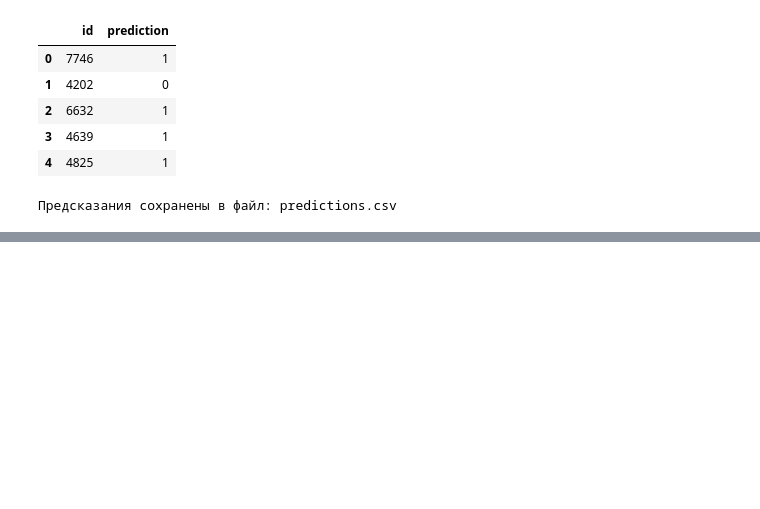
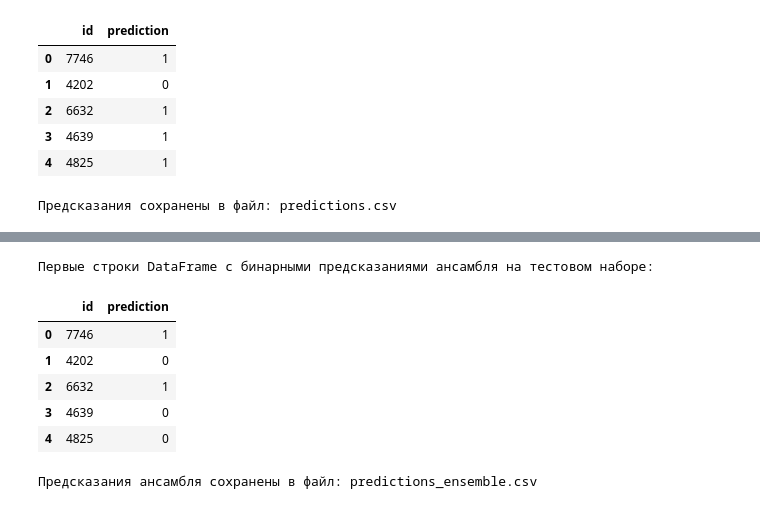
Before and after one commit to Rozyyev23/ml_app, a Jupyter notebook: model.ipynb, the cells around one changed output, grey strips where cells are left out. Cells and saved outputs as stored; diff of their text form; code cells hidden in the pictures; blank space fills up the shorter version.

```diff
--- a/model.ipynb
+++ b/model.ipynb
@@ -537 +779,35 @@ print(f"\nПредсказания сохранены в файл: {predictions_
+# %%
+# Get predicted probabilities from each of the best models on the test data
+catboost_test_pred_proba = best_catboost_model.predict_proba(X_test)[:, 1]
+lightgbm_test_pred_proba = best_lgb_model.predict_proba(X_test)[:, 1]
+xgboost_test_pred_proba = best_xgb_model.predict_proba(X_test)[:, 1]
+
+# Combine the predictions using averaging
+ensemble_test_pred_proba = (catboost_test_pred_proba + lightgbm_test_pred_proba + xgboost_test_pred_proba) / 3
+
+# Convert probabilities to binary predictions using a threshold (e.g., 0.5)
+ensemble_test_predictions_binary = (ensemble_test_pred_proba >= 0.5).astype(int)
+
+# Create a DataFrame with 'id' and 'prediction'
+# The 'id' is the index of the original test_df (and X_test)
+predictions_df_ensemble = pd.DataFrame({'id': X_test.index, 'prediction': ensemble_test_predictions_binary})
+
+# Display the first few rows of the predictions DataFrame
+print("Первые строки DataFrame с бинарными предсказаниями ансамбля на тестовом наборе:")
+display(predictions_df_ensemble.head())
+
+# Save the predictions DataFrame to a CSV file
+predictions_output_path_ensemble = 'predictions_ensemble.csv'
+predictions_df_ensemble.to_csv(predictions_output_path_ensemble, index=False)
+
+print(f"\nПредсказания ансамбля сохранены в файл: {predictions_output_path_ensemble}")
+# %% [output]
+Первые строки DataFrame с бинарными предсказаниями ансамбля на тестовом наборе:
+|  | id | prediction |
+| 0 | 7746 | 1 |
+| 1 | 4202 | 0 |
+| 2 | 6632 | 1 |
+| 3 | 4639 | 0 |
+| 4 | 4825 | 0 |
+Предсказания ансамбля сохранены в файл: predictions_ensemble.csv
 # %%
```
Also changed, not shown: parts of 12 cells of this notebook.
